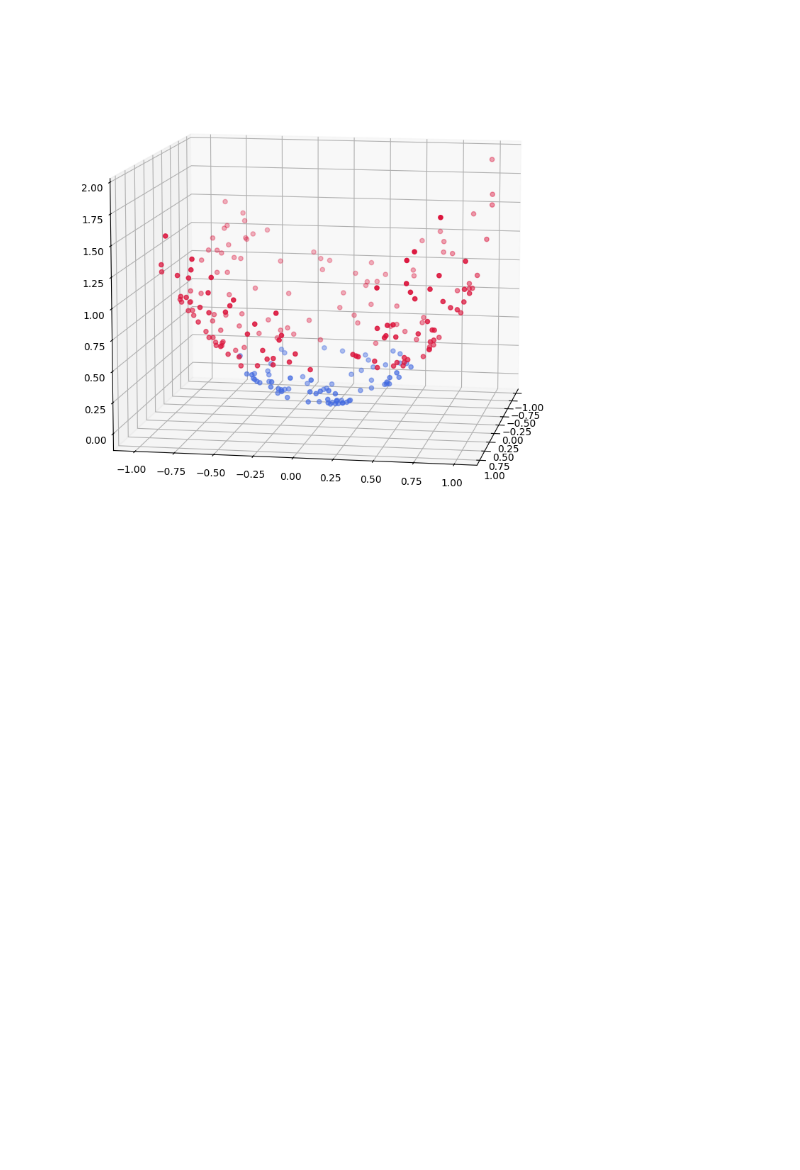
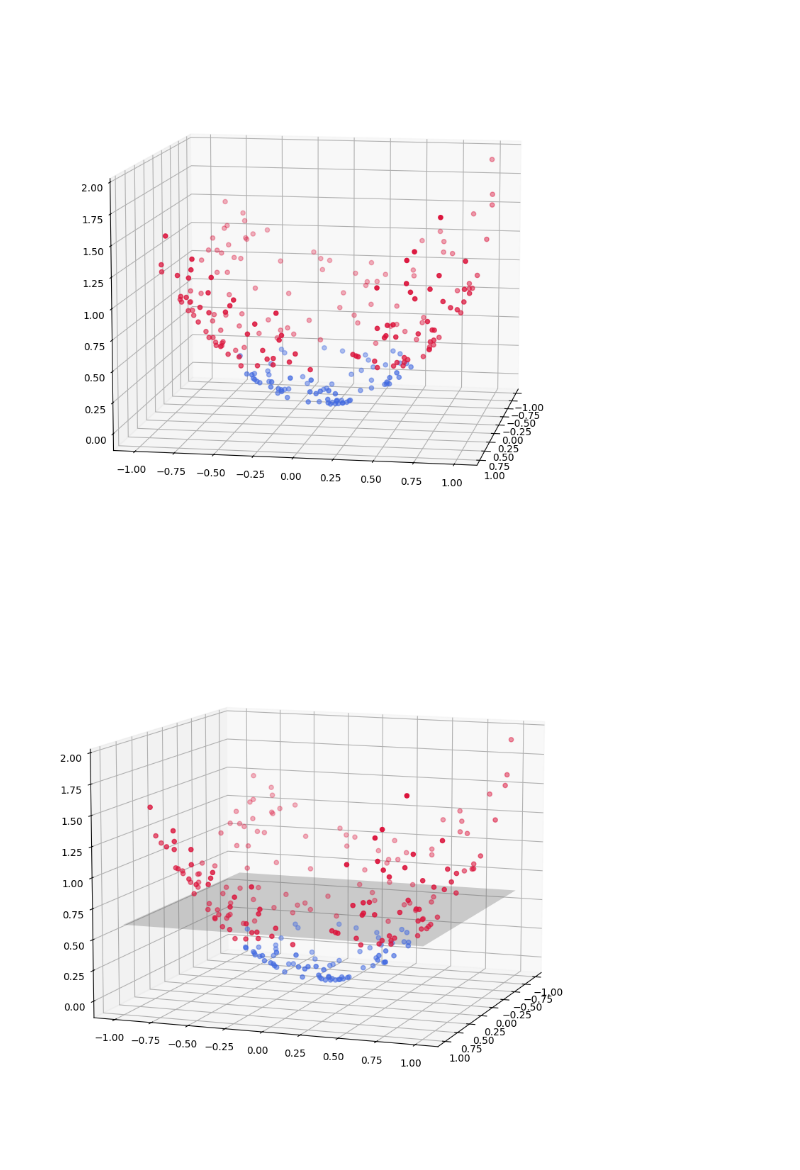
Before and after one commit to JonasHagstrom79/QMLSupportVectorMachines, a Jupyter notebook: QMLSupportVectorMachines.ipynb, the cells around one changed output. Cells and saved outputs as stored; diff of their text form; code cells hidden in the pictures; blank space fills up the shorter version.

```diff
--- a/QMLSupportVectorMachines.ipynb
+++ b/QMLSupportVectorMachines.ipynb
@@ -120,3 +120,15 @@ ax.scatter(embedded_points[:, 0], embedded_points[:, 1], embedded_points[:, 2],
 ax.view_init(10, 10)
 # %% [output]
 [figure]
+# %%
+# Plot the new data with hyperplane
+fig = plt.figure(figsize=(10, 10))
+ax = fig.add_subplot(projection='3d')
+ax.scatter(embedded_points[:, 0], embedded_points[:, 1], embedded_points[:, 2], color=colors)
+
+x, y = np.meshgrid([1, -1], [1, -1])
+ax.plot_surface(x, y, 0.6 * np.ones_like(x), alpha=0.3, color="grey")
+
+ax.view_init(10, 20)
+# %% [output]
+[figure, added]
```
Also changed, not shown: parts of 1 cell of this notebook.
